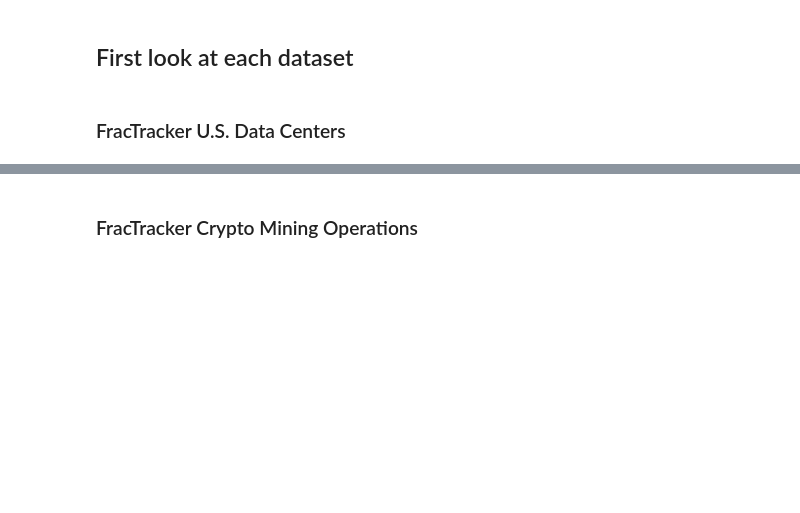
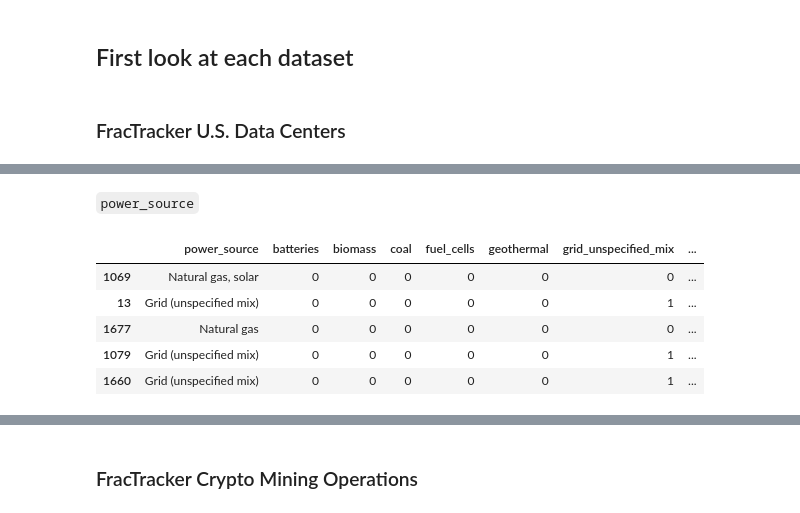
Before and after one commit to matthewchess/siads696, a Jupyter notebook: 02-data-cleaning.ipynb, the cells around one changed output, grey strips where cells are left out. Saved outputs shown, nothing was run; the diff lists cells and outputs as text; code cells hidden in the pictures; blank space fills up the shorter version.

Commit message:
Update data cleaning notebook with cells for normalizing and encoding features in the FracTracker U.S. Data Centers dataset

```diff
--- a/02-data-cleaning.ipynb
+++ b/02-data-cleaning.ipynb
@@ -25,0 +67,15 @@ data_centers.describe(include="all").T
+# %%
+# Remove commas and spaces
+mw = data_centers['mw'].str.replace(',', '').str.strip()
+
+# Split and assign ranges
+data_centers[['mw_low', 'mw_high']] = mw.str.split('-', expand=True)
+data_centers['mw_high'] = data_centers['mw_high'].fillna(data_centers['mw_low']) # fill where no range exists
+
+# Convert to numeric
+data_centers[['mw_low', 'mw_high']] = (
+    data_centers[['mw_low', 'mw_high']]
+    .apply(pd.to_numeric, errors='coerce')
+)
+
+data_centers.loc[data_centers['mw'].notna()][['mw', 'mw_low', 'mw_high']].head()
@@ -25,0 +89,33 @@ data_centers.describe(include="all").T
+# %% [markdown]
+`power_source`
+# %%
+# Normalize power sources
+power_source = (
+    data_centers['power_source']
+    .str.lower()
+    .str.strip()
+    .str.replace('(', '')
+    .str.replace(')', '')
+    .str.replace('/', '_')
+    .str.replace(' ', '_')
+)
+
+# One-hot encoding for each source type
+source_encoded = power_source.str.get_dummies(sep=",_")
+data_centers = pd.concat([data_centers, source_encoded], axis=1)
+
+columns = [
+    "power_source", "batteries", "biomass", "coal", "fuel_cells",
+    "geothermal", "grid_unspecified_mix", "hybrid_onsite_and_grid",
+    "hydroelectric", "natural_gas", "nuclear", "oil_diesel",
+    "renewable", "solar", "wind"
+]
+
+data_centers.loc[data_centers['power_source'].notna()][columns].sample(5)
+# %% [output]
+|  | power_source | batteries | biomass | coal | fuel_cells | geothermal | grid_unspecified_mix | ... |
+| 1069 | Natural gas, solar | 0 | 0 | 0 | 0 | 0 | 0 | ... |
+| 13 | Grid (unspecified mix) | 0 | 0 | 0 | 0 | 0 | 1 | ... |
+| 1677 | Natural gas | 0 | 0 | 0 | 0 | 0 | 0 | ... |
+| 1079 | Grid (unspecified mix) | 0 | 0 | 0 | 0 | 0 | 1 | ... |
+| 1660 | Grid (unspecified mix) | 0 | 0 | 0 | 0 | 0 | 1 | ... |
```
Also changed, not shown: parts of 25 cells of this notebook.
